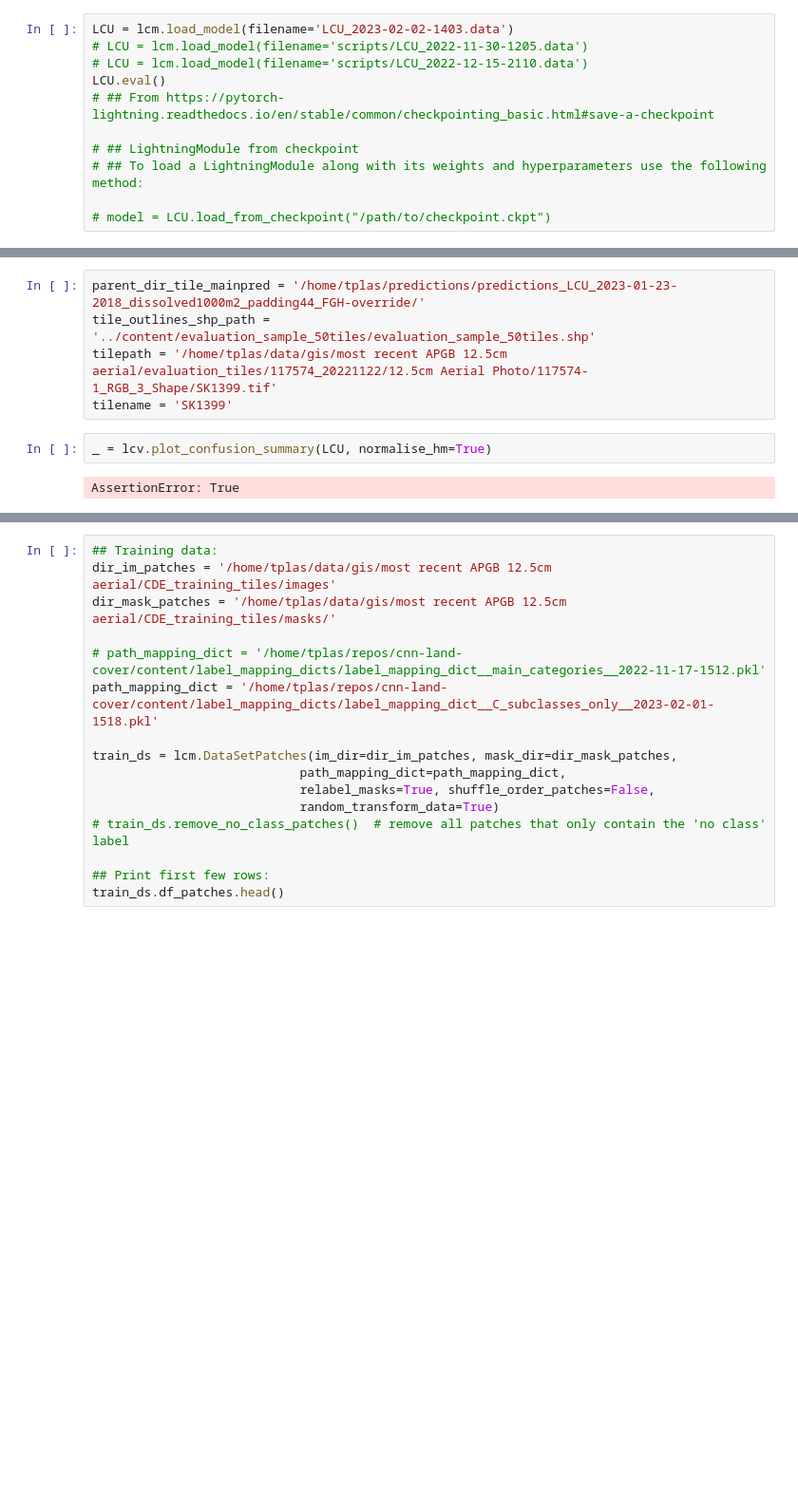
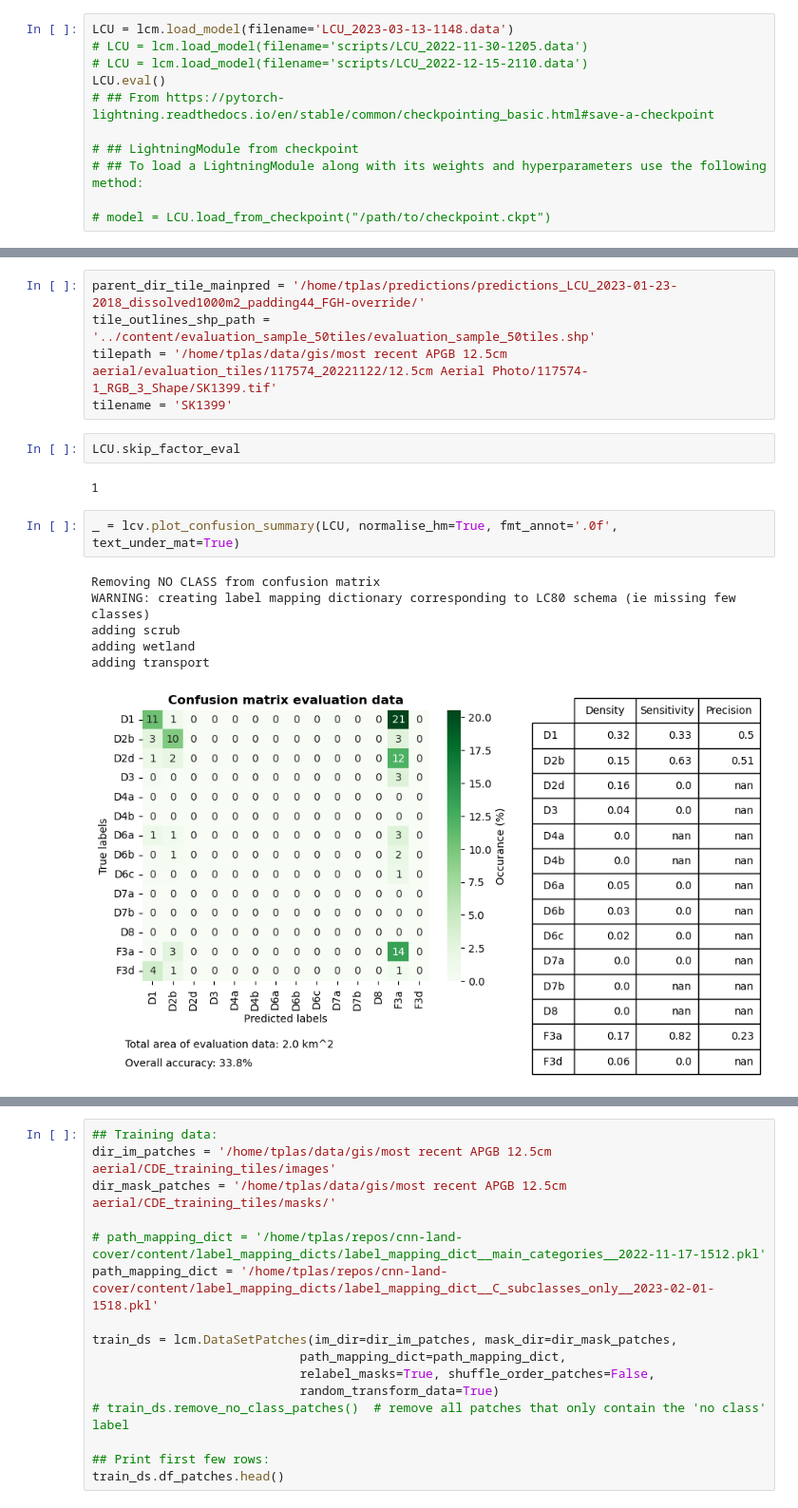
Before and after one commit to pdnpa/cnn-land-cover, a Jupyter notebook: notebooks/Evaluate trained network.ipynb, the cells around one changed output, grey strips where cells are left out. Shown at 95% size. Drawn from its saved outputs; the diff is of its cells as text; blank space fills up the shorter version.

```diff
--- a/notebooks/Evaluate trained network.ipynb
+++ b/notebooks/Evaluate trained network.ipynb
@@ -37,7 +42,7 @@ path_dict = loadpaths.loadpaths()
 # %% [markdown]
 ## Use trained CNN to make predictions of unseen data:
 # %%
-LCU = lcm.load_model(filename='LCU_2023-02-02-1403.data')
+LCU = lcm.load_model(filename='LCU_2023-03-13-1148.data')
 # LCU = lcm.load_model(filename='scripts/LCU_2022-11-30-1205.data')
 # LCU = lcm.load_model(filename='scripts/LCU_2022-12-15-2110.data')
 LCU.eval()
@@ -59,7 +128,16 @@ parent_dir_tile_mainpred = '/home/tplas/predictions/predictions_LCU_2023-01-23-2
 tile_outlines_shp_path = '../content/evaluation_sample_50tiles/evaluation_sample_50tiles.shp'
 tilepath = '/home/tplas/data/gis/most recent APGB 12.5cm aerial/evaluation_tiles/117574_20221122/12.5cm Aerial Photo/117574-1_RGB_3_Shape/SK1399.tif'
 tilename = 'SK1399'
+# %%
+LCU.skip_factor_eval
+# %% [output]
+1
 # %%
-_ = lcv.plot_confusion_summary(LCU, normalise_hm=True)
+_ = lcv.plot_confusion_summary(LCU, normalise_hm=True, fmt_annot='.0f', text_under_mat=True)
 # %% [output]
-AssertionError: True
+Removing NO CLASS from confusion matrix
+WARNING: creating label mapping dictionary corresponding to LC80 schema (ie missing few classes)
+adding scrub
+adding wetland
+adding transport
+[figure, added]
```
Also changed, not shown: parts of 7 cells of this notebook, 5 other files.
